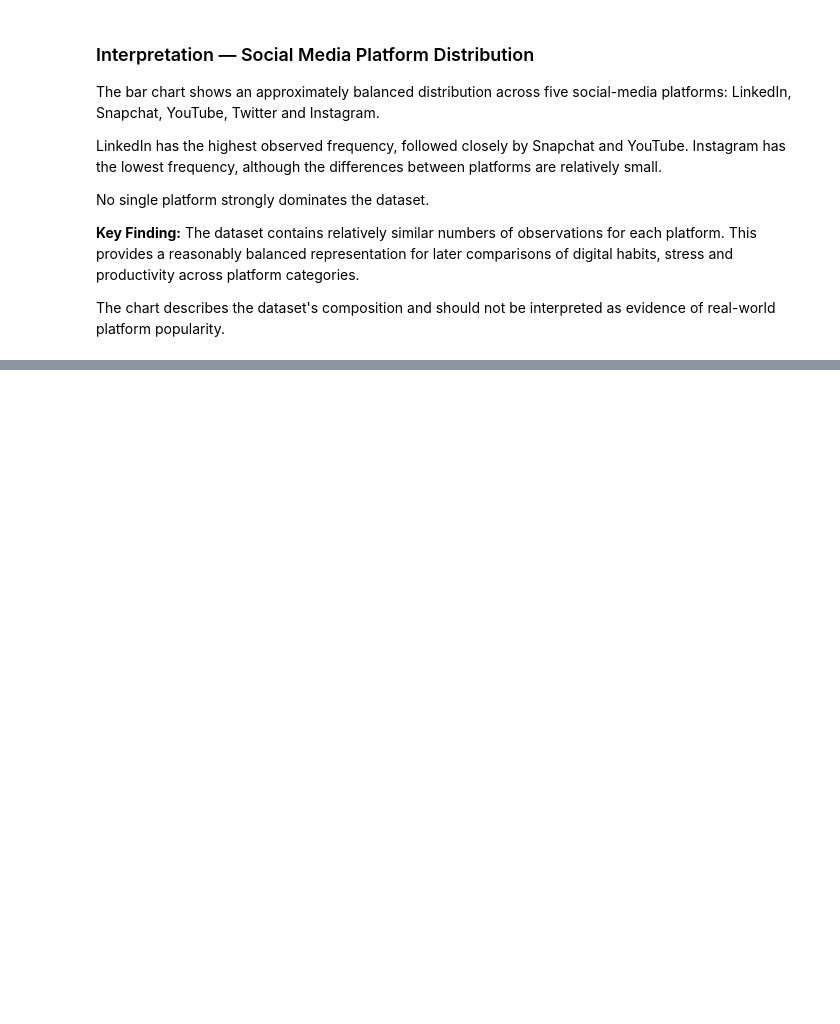
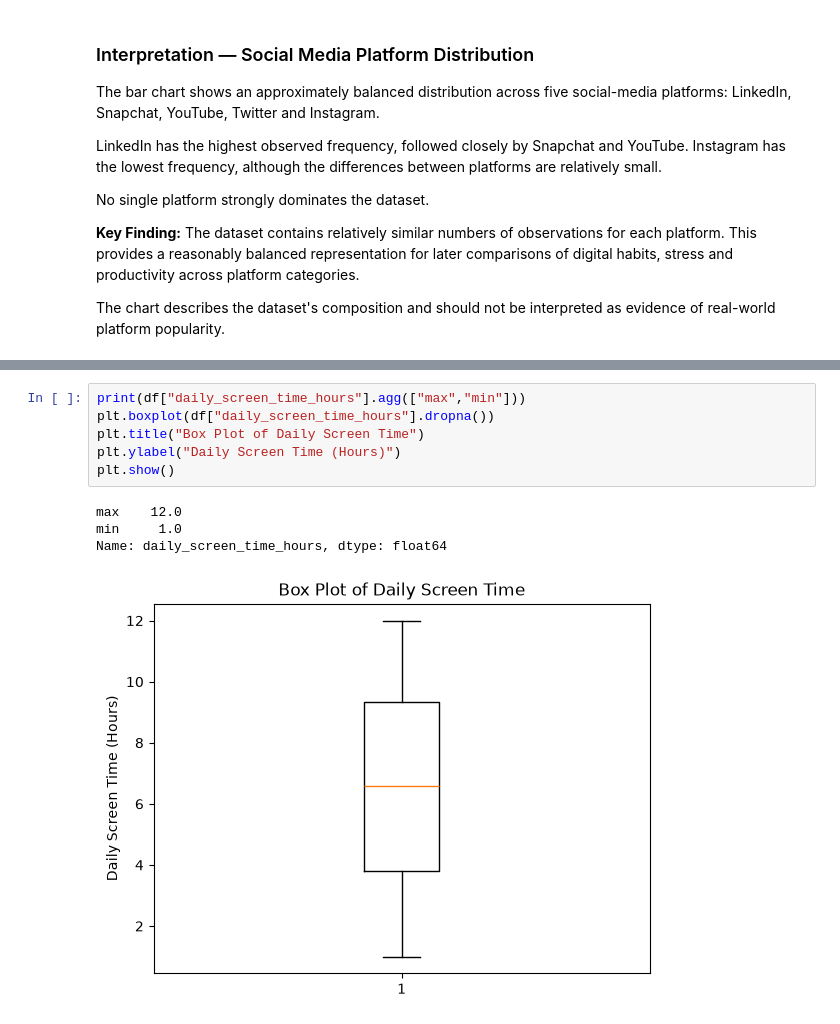
Before and after one commit to VaniGupta290307/digital-life-habits, a Jupyter notebook: Digital_life_habbit/data/data-analysis_visuals_univariate.ipynb, the cells around one changed output, grey strips where cells are left out. Cells and saved outputs as stored; diff of their text form; blank space fills up the shorter version.

```diff
--- a/Digital_life_habbit/data/data-analysis_visuals_univariate.ipynb
+++ b/Digital_life_habbit/data/data-analysis_visuals_univariate.ipynb
@@ -239,0 +305,11 @@ The chart describes the dataset's composition and should not be interpreted as e
+# %%
+print(df["daily_screen_time_hours"].agg(["max","min"]))
+plt.boxplot(df["daily_screen_time_hours"].dropna())
+plt.title("Box Plot of Daily Screen Time")
+plt.ylabel("Daily Screen Time (Hours)")
+plt.show()
+# %% [output]
+max    12.0
+min     1.0
+Name: daily_screen_time_hours, dtype: float64
+[figure, added]
```
Also changed, not shown: parts of 7 cells of this notebook.
